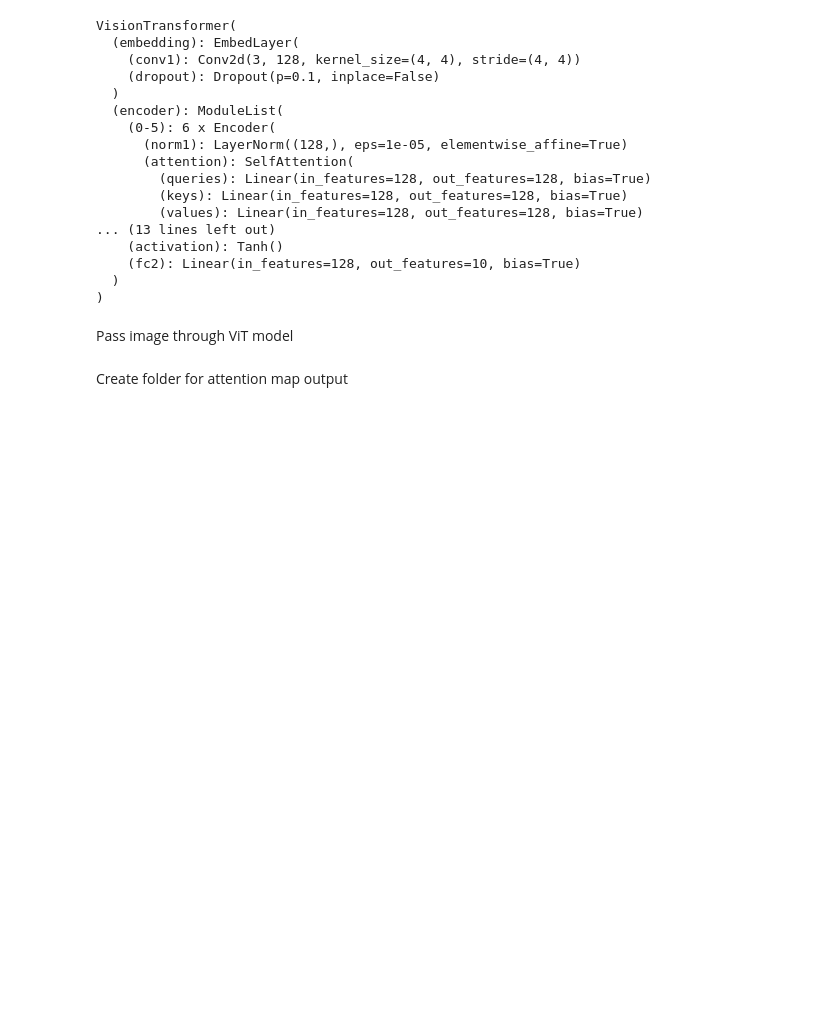
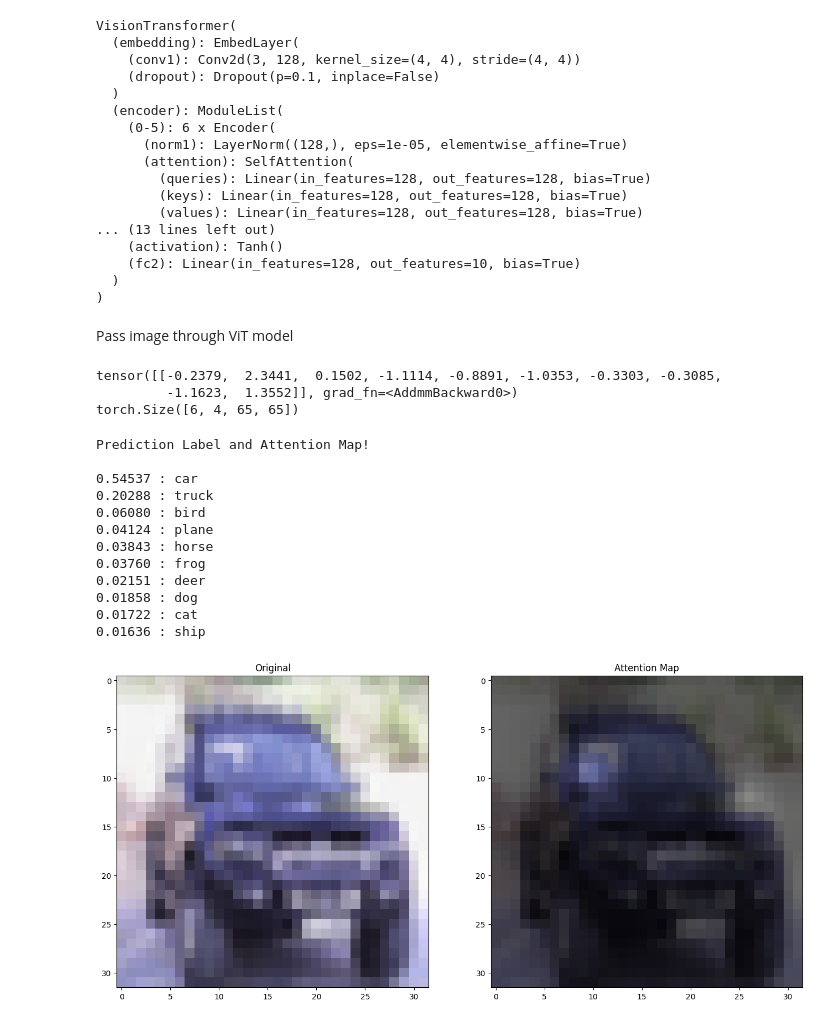
Before and after one commit to nick8592/ViT-Classification-CIFAR10, a Jupyter notebook: visualize_atteniton_map.ipynb, the cells around one changed output. Cells and saved outputs as stored; diff of their text form; code cells hidden in the pictures; blank space fills up the shorter version.

```diff
--- a/visualize_atteniton_map.ipynb
+++ b/visualize_atteniton_map.ipynb
@@ -116,2 +114,0 @@ Pass image through ViT model
-# %% [markdown]
-Create folder for attention map output
@@ -121,0 +115,58 @@ Create folder for attention map output
+# %%
+logits, att_mat = model(image.unsqueeze(0))
+print(logits)
+print(att_mat.shape)
+
+# Average the attention weights across all heads.
+att_mat = torch.mean(att_mat, dim=1)
+
+# To account for residual connections, we add an identity matrix to the
+# attention matrix and re-normalize the weights.
+residual_att = torch.eye(att_mat.size(1))
+aug_att_mat = att_mat + residual_att
+aug_att_mat = aug_att_mat / aug_att_mat.sum(dim=-1).unsqueeze(-1)
+
+# Recursively multiply the weight matrices
+joint_attentions = torch.zeros(aug_att_mat.size())
+joint_attentions[0] = aug_att_mat[0]
+
+for n in range(1, aug_att_mat.size(0)):
+    joint_attentions[n] = torch.matmul(aug_att_mat[n], joint_attentions[n-1])
+
+# Attention from the output token to the input space.
+v = joint_attentions[-1]
+grid_size = int(np.sqrt(aug_att_mat.size(-1)))
+mask = v[0, 1:].reshape(grid_size, grid_size).detach().numpy()
+mask = cv2.resize(mask / mask.max(), (img.shape[0], img.shape[1]))[..., np.newaxis]
+result = (mask * img)
+# %% [output]
+tensor([[-0.2379,  2.3441,  0.1502, -1.1114, -0.8891, -1.0353, -0.3303, -0.3085,
+         -1.1623,  1.3552]], grad_fn=<AddmmBackward0>)
+torch.Size([6, 4, 65, 65])
+# %%
+fig, (ax1, ax2) = plt.subplots(ncols=2, figsize=(16, 16))
+
+ax1.set_title('Original')
+ax2.set_title('Attention Map')
+_ = ax1.imshow(img)
+_ = ax2.imshow(result)
+
+probs = torch.nn.Softmax(dim=-1)(logits)
+top5 = torch.argsort(probs, dim=-1, descending=True)
+print("Prediction Label and Attention Map!\n")
+for idx in top5[0, :10]:
+    print(f'{probs[0, idx.item()]:.5f} : {classes[idx.item()]}\n', end='')
+# %% [output]
+Prediction Label and Attention Map!
+
+0.54537 : car
+0.20288 : truck
+0.06080 : bird
+0.04124 : plane
+0.03843 : horse
+0.03760 : frog
+0.02151 : deer
+0.01858 : dog
+0.01722 : cat
+0.01636 : ship
+[figure, added]
```
Also changed, not shown: parts of 7 cells of this notebook.
